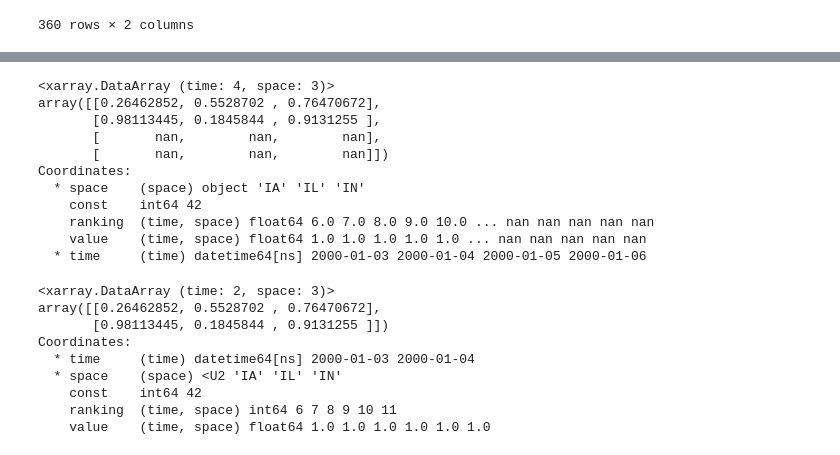
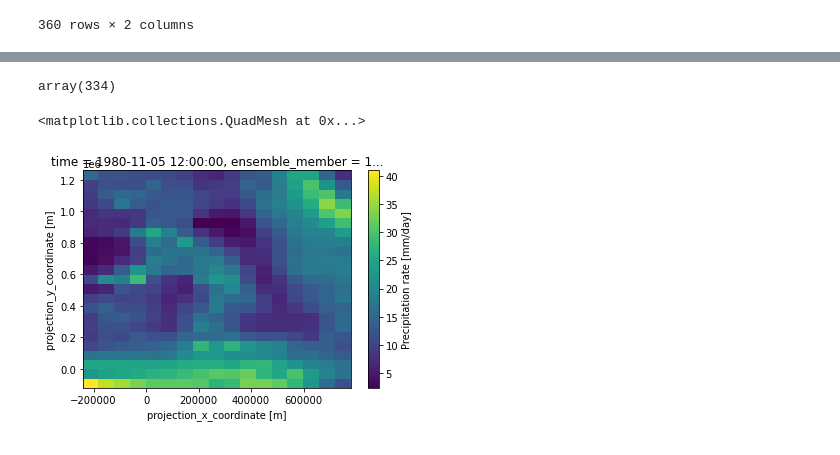
Before and after one commit to henryaddison/mlde_utils, a Jupyter notebook: learning/GLM and PySTEPS.ipynb, the cells around one changed output, grey strips where cells are left out. Cells and saved outputs as stored; diff of their text form; code cells hidden in the pictures.

```diff
--- a/learning/GLM and PySTEPS.ipynb
+++ b/learning/GLM and PySTEPS.ipynb
@@ -493,26 +393,9 @@ da['value'] = xr.full_like(da, fill_value=1)
-# %%
-da.interp_like(da2)
-# %% [output]
-<xarray.DataArray (time: 4, space: 3)>
-array([[0.26462852, 0.5528702 , 0.76470672],
-       [0.98113445, 0.1845844 , 0.9131255 ],
-       [       nan,        nan,        nan],
-       [       nan,        nan,        nan]])
-Coordinates:
-  * space    (space) object 'IA' 'IL' 'IN'
-    const    int64 42
-    ranking  (time, space) float64 6.0 7.0 8.0 9.0 10.0 ... nan nan nan nan nan
-    value    (time, space) float64 1.0 1.0 1.0 1.0 1.0 ... nan nan nan nan nan
-  * time     (time) datetime64[ns] 2000-01-03 2000-01-04 2000-01-05 2000-01-06
-# %%
-da.where(da.time == da2.time)
-# %% [output]
-<xarray.DataArray (time: 2, space: 3)>
-array([[0.26462852, 0.5528702 , 0.76470672],
-       [0.98113445, 0.1845844 , 0.9131255 ]])
-Coordinates:
-  * time     (time) datetime64[ns] 2000-01-03 2000-01-04
-  * space    (space) <U2 'IA' 'IL' 'IN'
-    const    int64 42
-    ranking  (time, space) int64 6 7 8 9 10 11
-    value    (time, space) float64 1.0 1.0 1.0 1.0 1.0 1.0
+# %%
+gcmdata.sel({'ensemble_member': 1}).sum(dim=["projection_y_coordinate", "projection_x_coordinate"]).pr.argmax(dim="time").values
+# %% [output]
+array(334)
+# %%
+gcmdata.sel({'ensemble_member': 1}).isel({'time': 334}).pr.plot()
+# %% [output]
+<matplotlib.collections.QuadMesh at 0x...>
+[figure, added]
```
Also changed, not shown: parts of 13 cells of this notebook.
